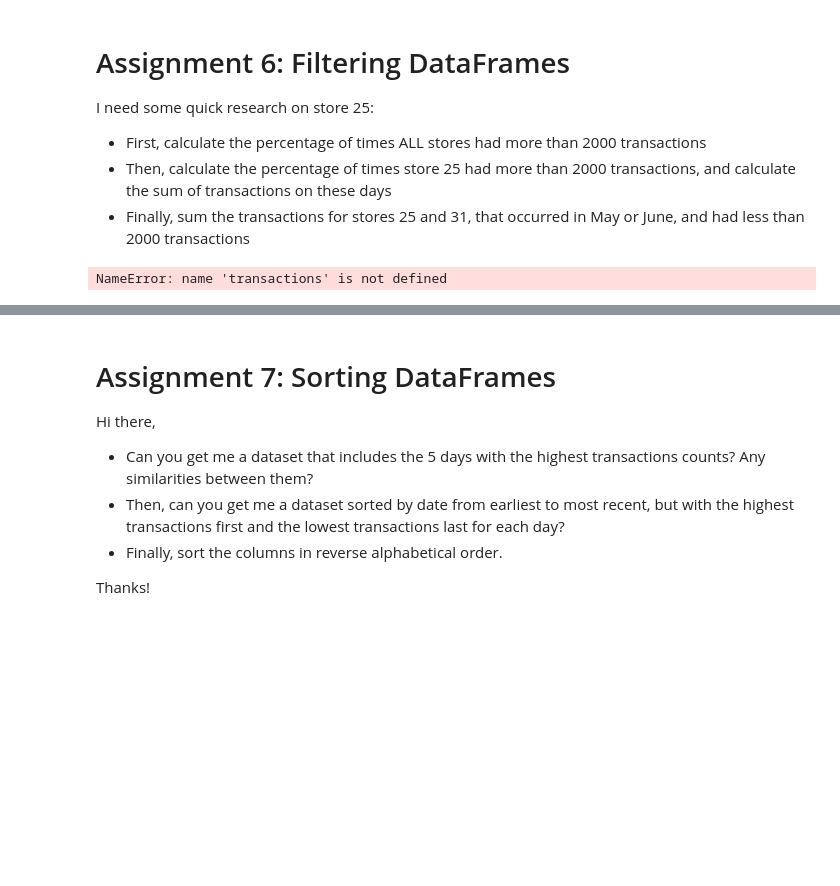
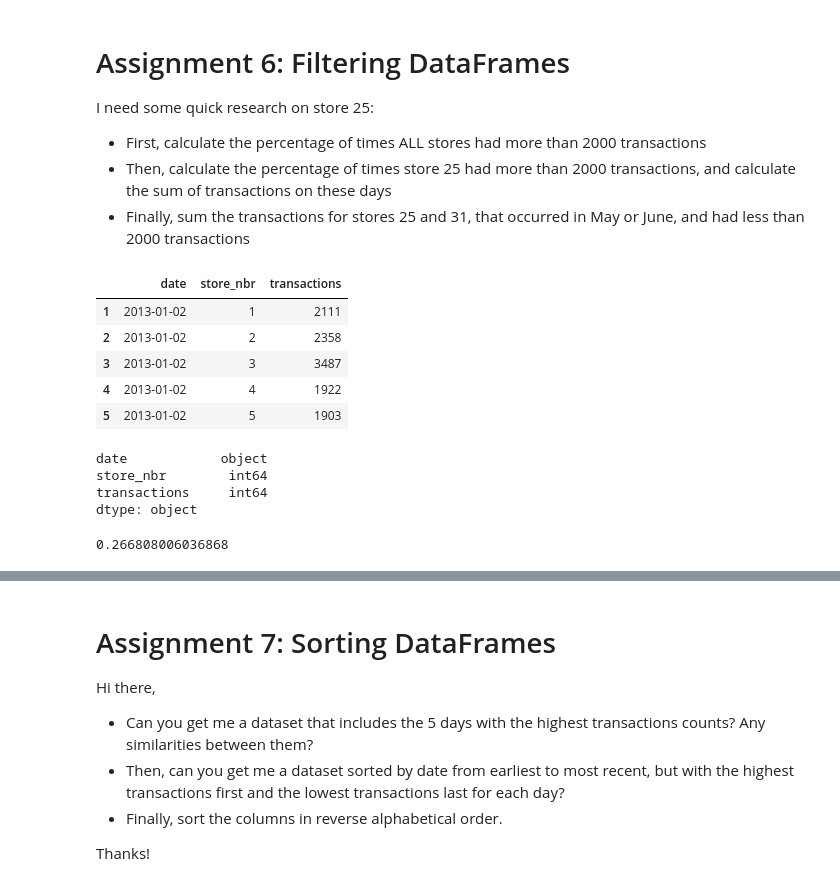
Before and after one commit to jameslaurence82/Udemy-Python_DataAnalysis_NumpyPandas, a Jupyter notebook: Pandas Course Resources/Course_Assignments/section03_DataFrames.ipynb, the cells around one changed output, grey strips where cells are left out. Cells and saved outputs as stored; diff of their text form; code cells hidden in the pictures; blank space fills up the shorter version.

```diff
--- a/Pandas Course Resources/Course_Assignments/section03_DataFrames.ipynb
+++ b/Pandas Course Resources/Course_Assignments/section03_DataFrames.ipynb
@@ -260,8 +260,24 @@ I need some quick research on store 25:
 * Then, calculate the percentage of times store 25 had more than 2000 transactions, and calculate the sum of transactions on these days
 * Finally, sum the transactions for stores 25 and 31, that occurred in May or June, and had less than 2000 transactions
 # %%
-transactions.head()
+transactions_df.head()
+# %% [output]
+|  | date | store_nbr | transactions |
+| 1 | 2013-01-02 | 1 | 2111 |
+| 2 | 2013-01-02 | 2 | 2358 |
+| 3 | 2013-01-02 | 3 | 3487 |
+| 4 | 2013-01-02 | 4 | 1922 |
+| 5 | 2013-01-02 | 5 | 1903 |
-# %%
-transactions.query("date.str[6] == '1'")
-# %% [output]
-NameError: name 'transactions' is not defined
+# %%
+transactions_df.dtypes
+# %% [output]
+date            object
+store_nbr        int64
+transactions     int64
+dtype: object
+# %%
+# calculate percent of times all stores have more than 2000 transactions
+allstoresmean = (transactions_df['transactions'] > 2000).mean()
+allstoresmean
+# %% [output]
+0.266808006036868
```
Also changed, not shown: parts of 7 cells of this notebook, 1 other file.
